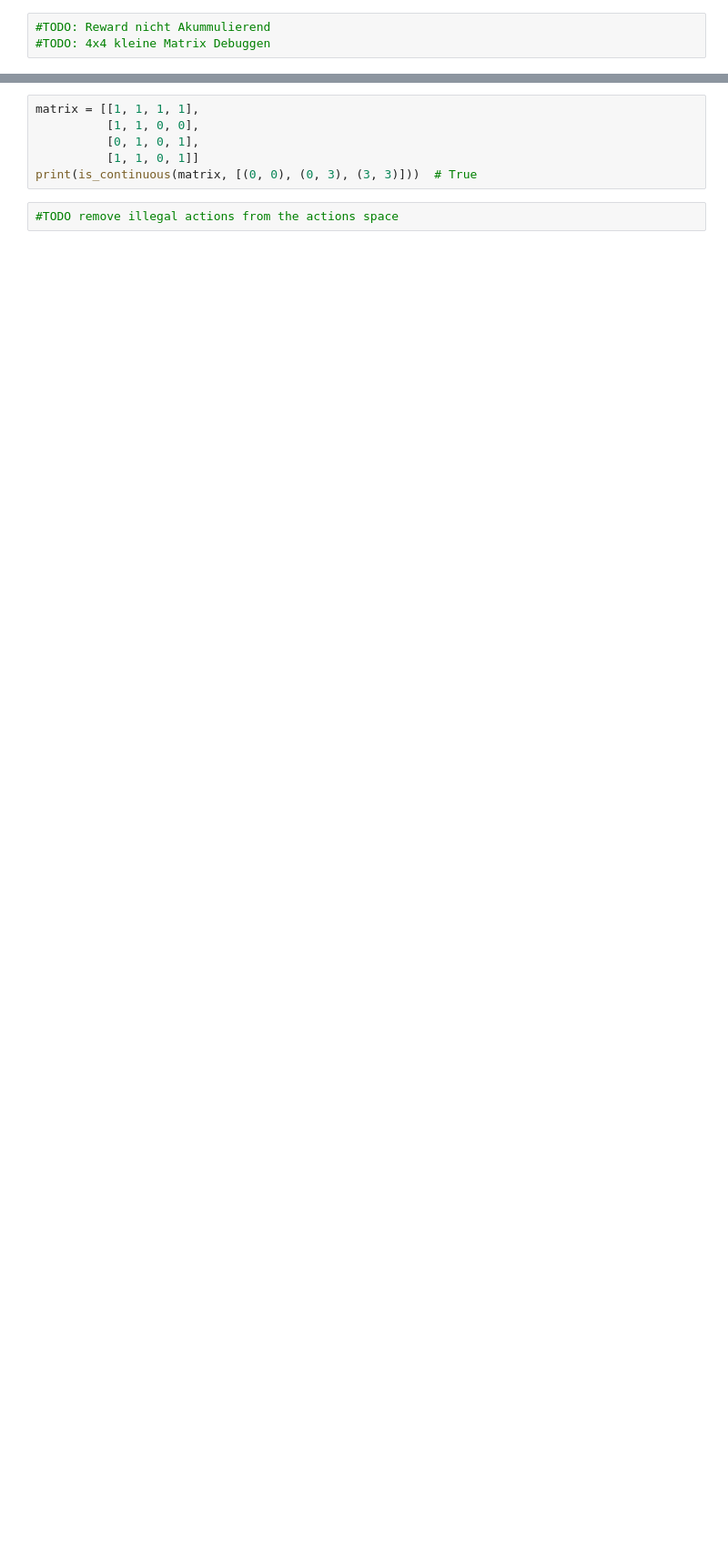
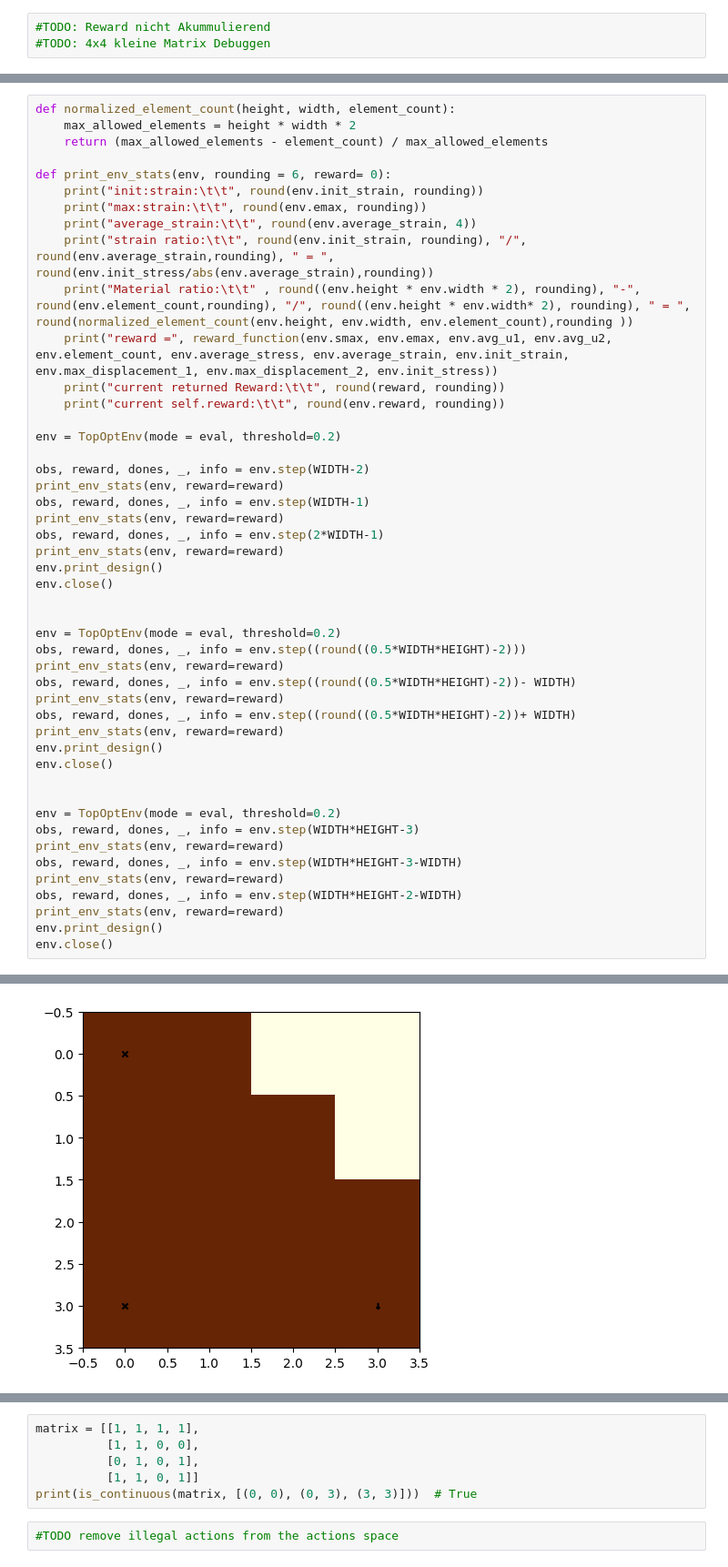
Before and after one commit to adrian0850/topology_optimization_RL_BA, a Jupyter notebook: src/from scratch V3.ipynb, the cells around one changed output, grey strips where cells are left out. Shown: that part at 91% size. Saved outputs shown, nothing was run; the diff lists cells and outputs as text; blank space fills up the shorter version.

```diff
--- a/src/from scratch V3.ipynb
+++ b/src/from scratch V3.ipynb
@@ -1797,0 +1841,48 @@ current Design
+# %%
+def normalized_element_count(height, width, element_count):
+    max_allowed_elements = height * width * 2
+    return (max_allowed_elements - element_count) / max_allowed_elements
+
+def print_env_stats(env, rounding = 6, reward= 0):
+    print("init:strain:\t\t", round(env.init_strain, rounding))
+    print("max:strain:\t\t", round(env.emax, rounding))
+    print("average_strain:\t\t", round(env.average_strain, 4))
+    print("strain ratio:\t\t", round(env.init_strain, rounding), "/", round(env.average_strain,rounding), " = ", round(env.init_stress/abs(env.average_strain),rounding))
+    print("Material ratio:\t\t" , round((env.height * env.width * 2), rounding), "-", round(env.element_count,rounding), "/", round((env.height * env.width* 2), rounding), " = ", round(normalized_element_count(env.height, env.width, env.element_count),rounding ))
+    print("reward =", reward_function(env.smax, env.emax, env.avg_u1, env.avg_u2, env.element_count, env.average_stress, env.average_strain, env.init_strain, env.max_displacement_1, env.max_displacement_2, env.init_stress))
+    print("current returned Reward:\t\t", round(reward, rounding))
+    print("current self.reward:\t\t", round(env.reward, rounding))
+
+env = TopOptEnv(mode = eval, threshold=0.2)
+
+obs, reward, dones, _, info = env.step(WIDTH-2)
+print_env_stats(env, reward=reward)
+obs, reward, dones, _, info = env.step(WIDTH-1)
+print_env_stats(env, reward=reward)
+obs, reward, dones, _, info = env.step(2*WIDTH-1)
+print_env_stats(env, reward=reward)
+env.print_design()
+env.close()
+
+
+env = TopOptEnv(mode = eval, threshold=0.2)
+obs, reward, dones, _, info = env.step((round((0.5*WIDTH*HEIGHT)-2)))
+print_env_stats(env, reward=reward)
+obs, reward, dones, _, info = env.step((round((0.5*WIDTH*HEIGHT)-2))- WIDTH)
+print_env_stats(env, reward=reward)
+obs, reward, dones, _, info = env.step((round((0.5*WIDTH*HEIGHT)-2))+ WIDTH)
+print_env_stats(env, reward=reward)
+env.print_design()
+env.close()
+
+
+env = TopOptEnv(mode = eval, threshold=0.2)
+obs, reward, dones, _, info = env.step(WIDTH*HEIGHT-3)
+print_env_stats(env, reward=reward)
+obs, reward, dones, _, info = env.step(WIDTH*HEIGHT-3-WIDTH)
+print_env_stats(env, reward=reward)
+obs, reward, dones, _, info = env.step(WIDTH*HEIGHT-2-WIDTH)
+print_env_stats(env, reward=reward)
+env.print_design()
+env.close()
+# %% [output]
@@ -1797,0 +1906 @@ current Design
+[figure, added]
```
Also changed, not shown: parts of 10 cells of this notebook, 1 other file.
